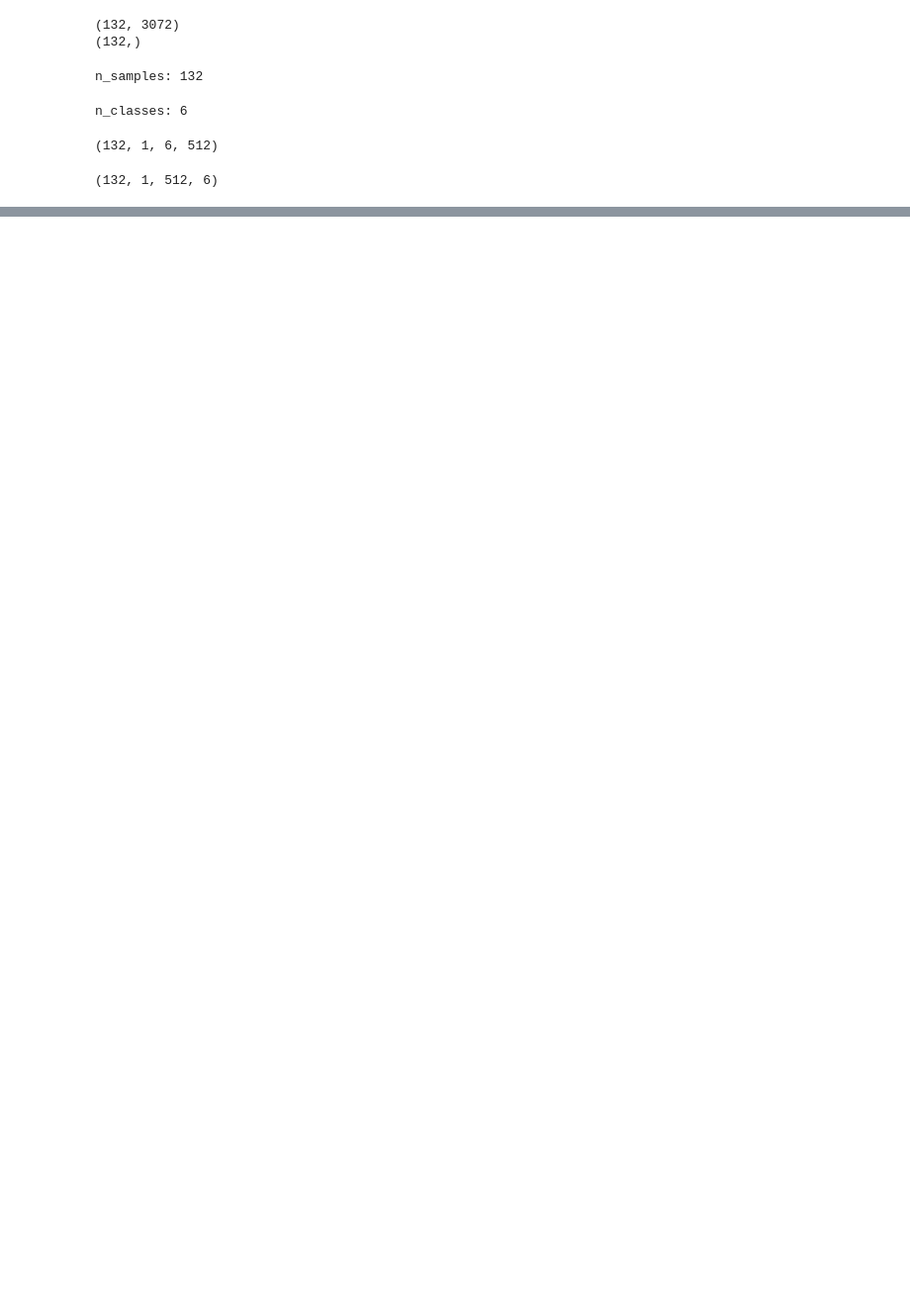
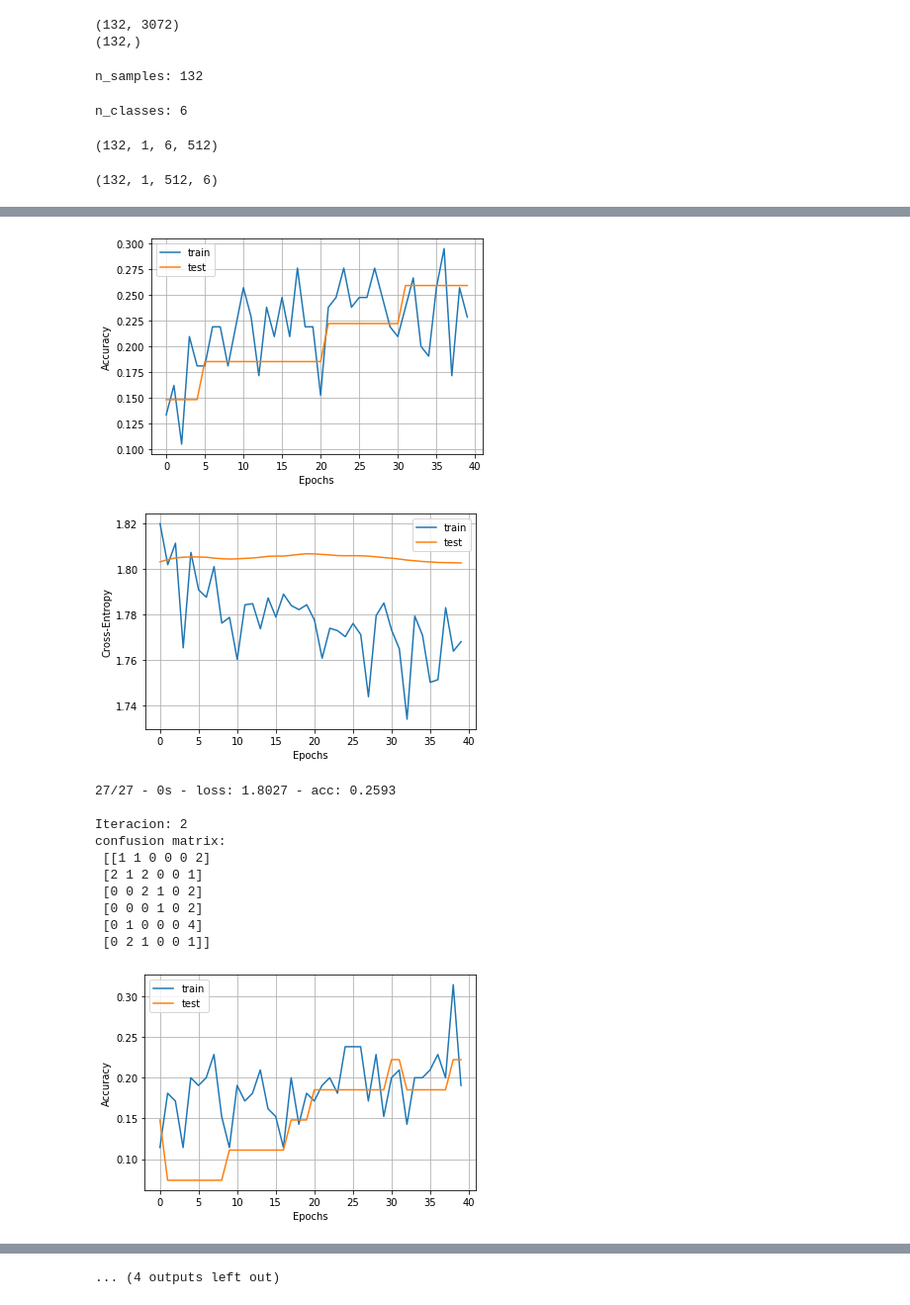
Before and after one commit to EdgarMoyete/HablaImaginada-DeepLearning, a Jupyter notebook: CNN1D-LSTM-CV5.ipynb, the cells around one changed output, grey strips where cells are left out. Shown at 99% size. Cells and saved outputs as stored; diff of their text form; code cells hidden in the pictures; blank space fills up the shorter version.

```diff
--- a/CNN1D-LSTM-CV5.ipynb
+++ b/CNN1D-LSTM-CV5.ipynb
@@ -13,7 +24,7 @@ from tensorflow.keras.layers import TimeDistributed, Conv1D, MaxPool1D, Dropout,
 # %%
-datos = pd.read_csv("Submuestreo01.csv", header=None)
-x = datos.iloc[:, 0:3072]
-y = datos.iloc[:, 3072]
+datos = pd.read_csv("/content/drive/My Drive/HablaImaginadaDL/Submuestreo01.csv", header=None)
+x = datos.iloc[:, 0:3072].values
+y = datos.iloc[:, 3072].values
 # %%
 print(x.shape)
 print(y.shape)
@@ -55,21 +66,46 @@ for iTrain, jTest in skf.split(x, y):
     y_train, y_test = y[iTrain], y[jTest]
 
     model = Sequential()
-    model.add(TimeDistributed(Conv1D(64, 3, activation='relu'), input_shape=(None,512,6)))
-    model.add(TimeDistributed(Conv1D(64, 3, activation='relu')))
+    model.add(TimeDistributed(Conv1D(4, 3, activation='relu'), input_shape=(None,512,6)))
+    model.add(TimeDistributed(Conv1D(4, 3, activation='relu')))
     model.add(TimeDistributed(Dropout(0.5)))
     model.add(TimeDistributed(MaxPool1D(2)))
     model.add(TimeDistributed(Flatten()))
-    model.add(LSTM(100))
+    model.add(LSTM(16))
     model.add(Dropout(0.5))
-    model.add(Dense(100, activation='relu'))
+    model.add(Dense(64, activation='relu'))
     model.add(Dense(n_classes, activation='softmax'))
 
-    model.compile(optimizer='adam', loss='sparse_categorical_crossentropy', metrics=['accuracy'])
+    optimizer = Adam(lr=1e-4)
+    model.compile(optimizer=optimizer,
+                  loss='sparse_categorical_crossentropy',
+                  metrics=['accuracy'])
 
-    model.fit(x_train, y_train, epochs = 20, batch_size = 64, validation_data=(x_test, y_test))
+    history = model.fit(x_train, y_train, epochs=40, batch_size=64,
+                        validation_data=(x_test, y_test), verbose=0)
 
-    resultados[0, i], resultados[1, i] = model.evaluate(x_test, y_test)
+    probabilidades = model.predict(x_test)
+    y_pred = np.argmax(probabilidades, 1) #1=fila
+    matriz_confusion = confusion_matrix(y_test, y_pred)
+    print("confusion matrix:\n", matriz_confusion)
+
+    plt.plot(history.history['acc'])
+    plt.plot(history.history['val_acc'])
+    plt.grid()
+    plt.xlabel('Epochs')
+    plt.ylabel('Accuracy')
+    plt.legend(['train', 'test'])
+    plt.show()
+
+    plt.plot(history.history['loss'])
+    plt.plot(history.history['val_loss'])
+    plt.grid()
+    plt.xlabel('Epochs')
+    plt.ylabel('Cross-Entropy')
+    plt.legend(['train', 'test'])
+    plt.show()
+
+    resultados[0, i], resultados[1, i] = model.evaluate(x_test, y_test, verbose=2)
     i += 1
 # %% [output]
 Iteracion: 1
@@ -91,0 +125,13 @@ Epoch 20/20
+[figure, added]
+[figure, added]
+27/27 - 0s - loss: 1.8027 - acc: 0.2593
+
+Iteracion: 2
+confusion matrix:
+ [[1 1 0 0 0 2]
+ [2 1 2 0 0 1]
+ [0 0 2 1 0 2]
+ [0 0 0 1 0 2]
+ [0 1 0 0 0 4]
+ [0 2 1 0 0 1]]
+[figure, added]
@@ -92,3 +163,4 @@ Epoch 20/20
+... (4 outputs left out)
 # %%
 print("loss:", resultados[0])
 print("accuracy:", resultados[1])
```
Also changed, not shown: parts of 8 cells of this notebook, 8 other files.
